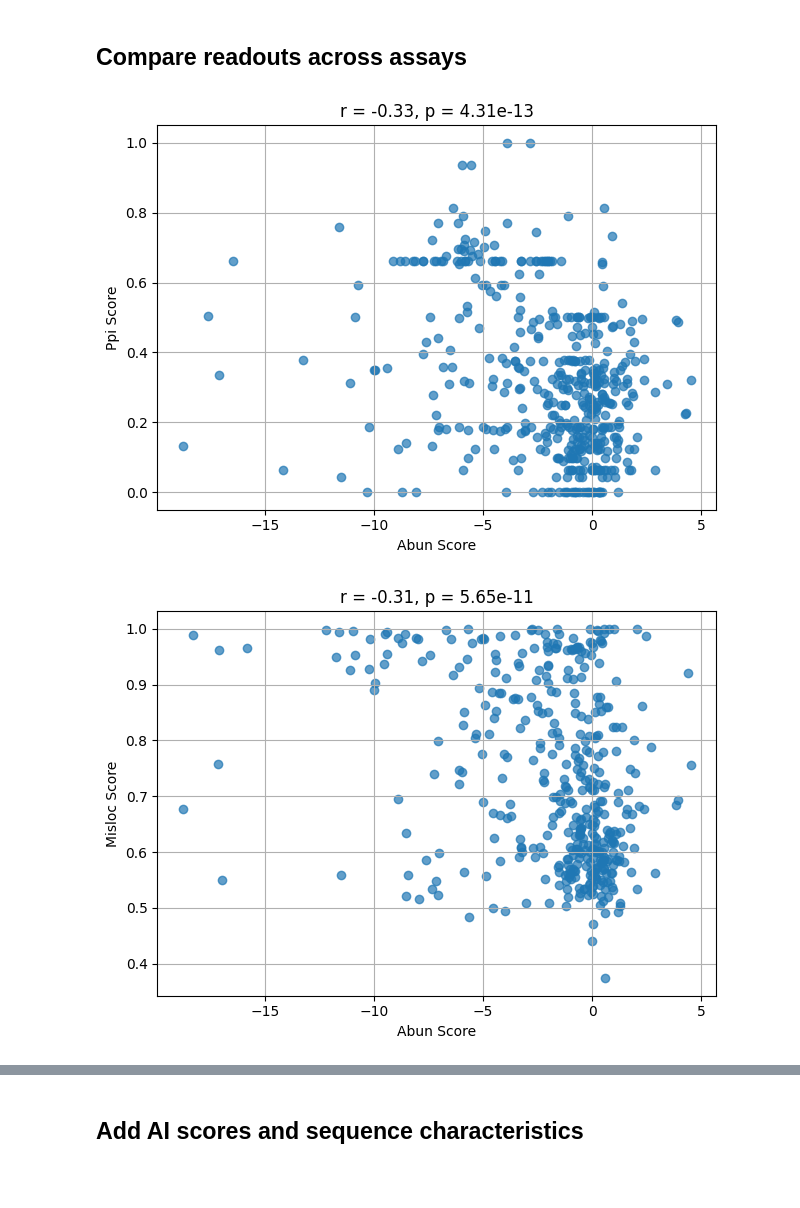
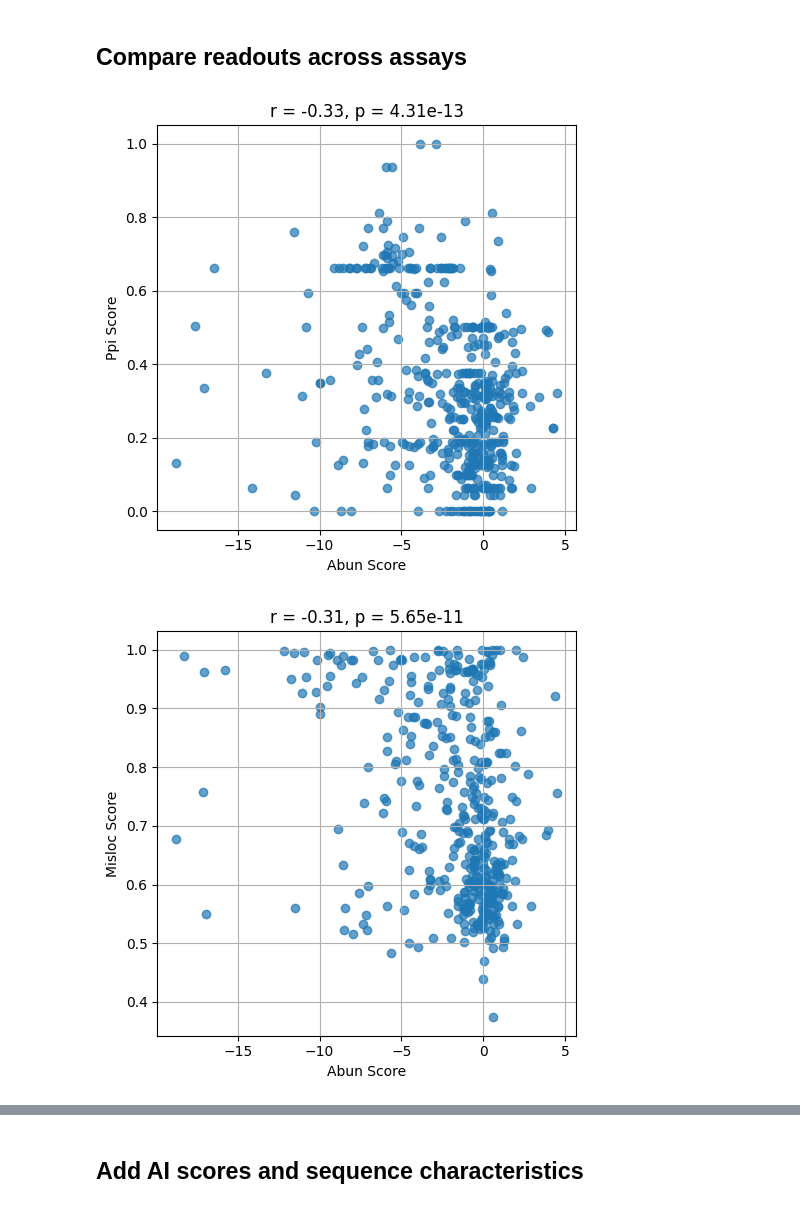
Before and after one commit to broadinstitute/2025_laval_submitted, a Jupyter notebook: 3_integrated_assay_results/2_analysis/2_compare_across_assays.ipynb, the cells around one changed output, grey strips where cells are left out. Cells and saved outputs as stored; diff of their text form; code cells hidden in the pictures; blank space fills up the shorter version.

Commit message:
output integrated assay scores

```diff
--- a/3_integrated_assay_results/2_analysis/2_compare_across_assays.ipynb
+++ b/3_integrated_assay_results/2_analysis/2_compare_across_assays.ipynb
@@ -128,0 +140,6 @@ plt.show()
+# %%
+scores = scores.with_columns(
+    (pl.col("abun_score") < -5).alias("abun_hit"),
+    (pl.col("misloc_score") > 0.8).alias("misloc_hit"),
+    (pl.col("ppi_score") > 0.6).alias("ppi_hit")
+)
@@ -132,32 +213,33 @@ plt.show()
 plot_pairs = [
     ("abun_score", "ppi_score"),
     ("abun_score", "misloc_score"),
     ("misloc_score", "ppi_score"),
 ]
 
 df = scores.to_pandas()
 
 # Plot each pair with correlation info
 for x_col, y_col in plot_pairs:
     x = df[x_col]
     y = df[y_col]
 
     # Drop rows with missing values in either column
     mask = x.notna() & y.notna()
     x_clean = x[mask]
     y_clean = y[mask]
 
     # Calculate correlation
     r, p = pearsonr(x_clean, y_clean)
 
     # Plot
+    plt.figure(figsize=(5,5))
     plt.scatter(x_clean, y_clean, alpha=0.7)
     plt.xlabel(x_col.replace('_', ' ').title())
     plt.ylabel(y_col.replace('_', ' ').title())
     plt.title(f"r = {r:.2f}, p = {p:.2e}")
     plt.grid(True)
     plt.tight_layout()
     plt.show()
 # %% [output]
-[figure, old version]
+[figure, new version]
-[figure, old version]
+[figure, new version]
```
Also changed, not shown: parts of 9 cells of this notebook, 5 other files.
